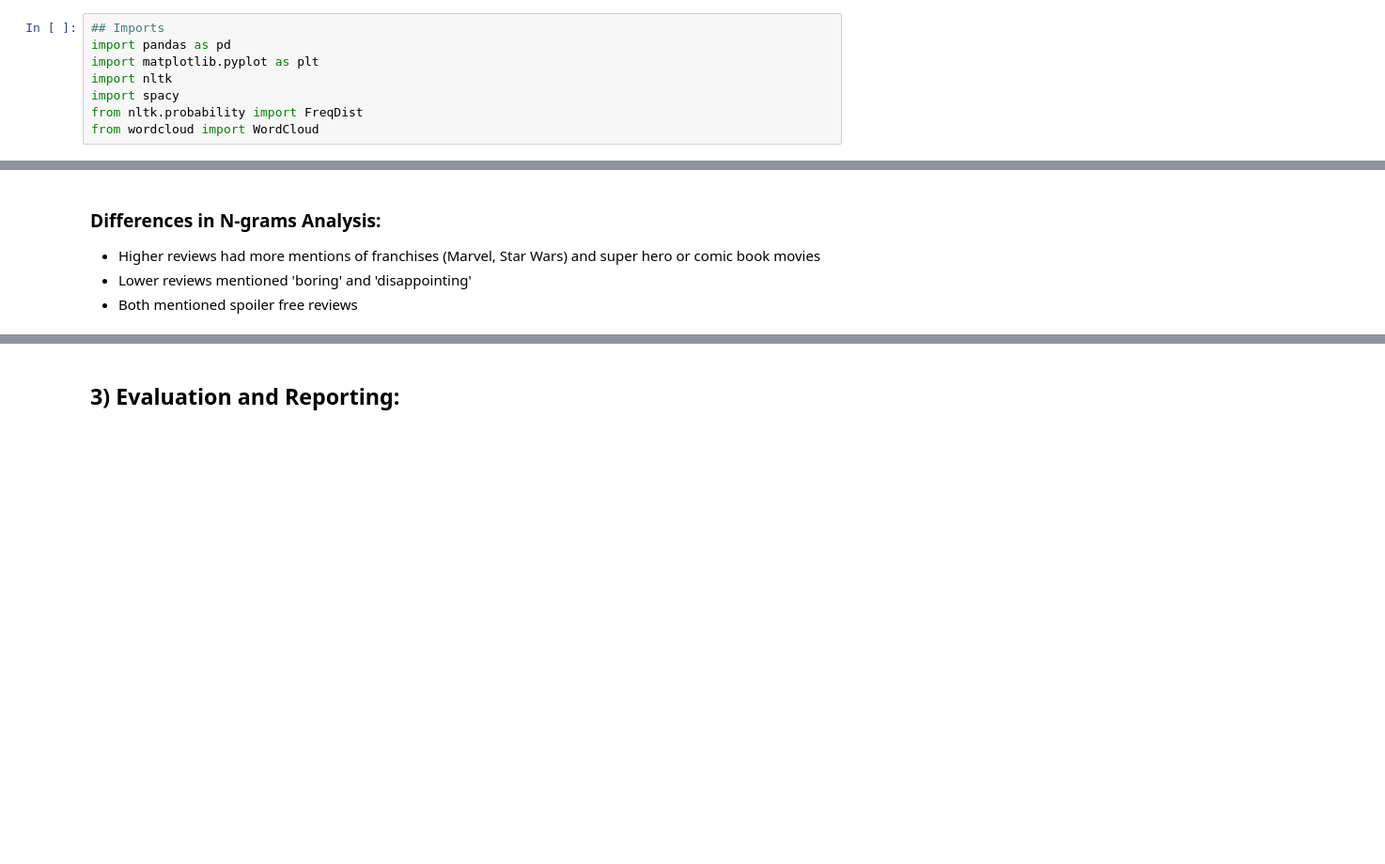
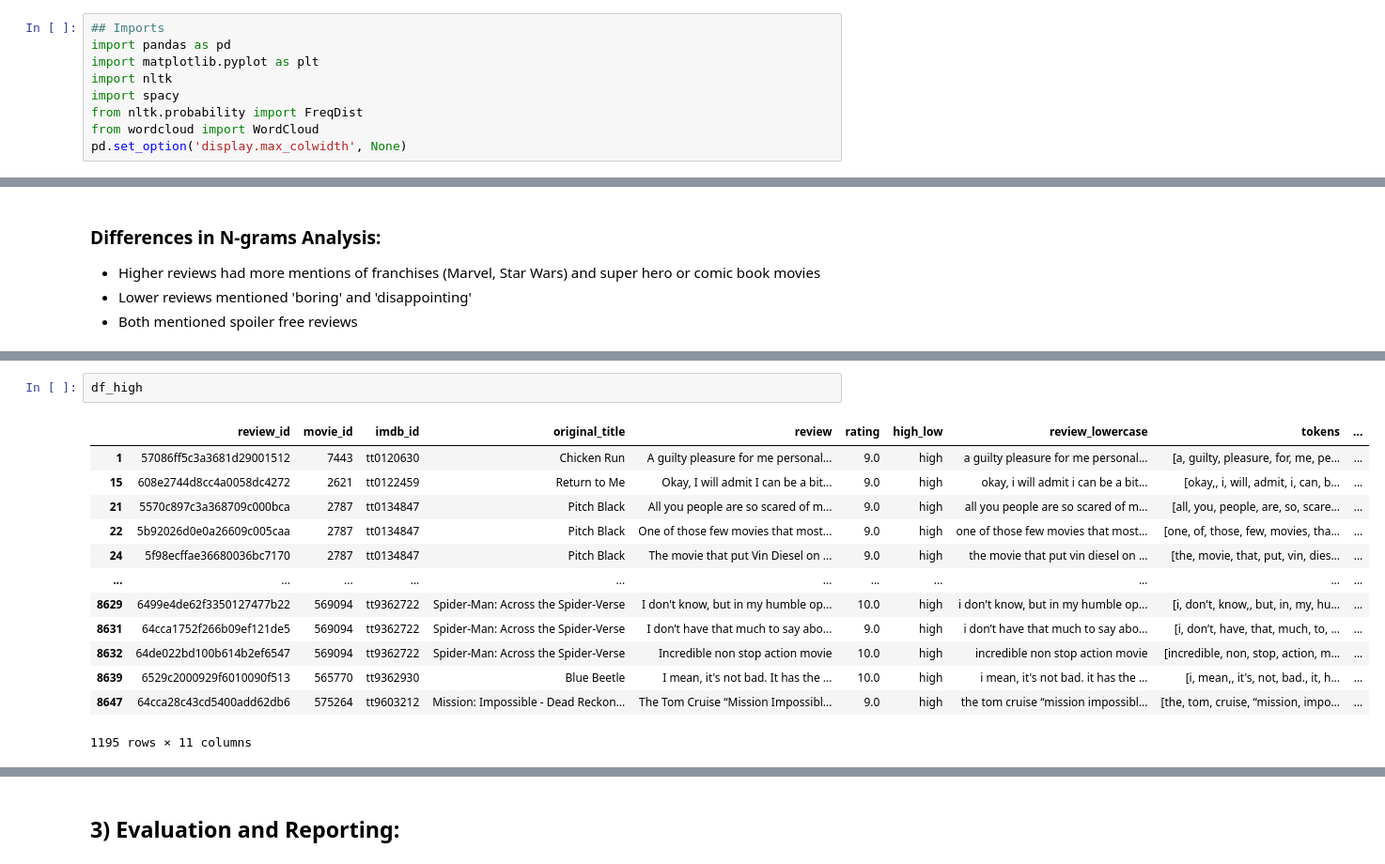
Before and after one commit to EhLeeOod/movie-project, a Jupyter notebook: project-2-part-5.ipynb, the cells around one changed output, grey strips where cells are left out. Shown at 94% size. Drawn from its saved outputs; the diff is of its cells as text; blank space fills up the shorter version.

```diff
--- a/project-2-part-5.ipynb
+++ b/project-2-part-5.ipynb
@@ -12,6 +12,7 @@ import nltk
 import spacy
 from nltk.probability import FreqDist
 from wordcloud import WordCloud
+pd.set_option('display.max_colwidth', None)
 # %% [markdown]
 ## 1) Data Preprocessing
 # %% [markdown]
@@ -451,0 +507,16 @@ Which review polarity scores don't match the ratings? Why do you think this is?
+# %%
+df_high
+# %% [output]
+|  | review_id | movie_id | imdb_id | original_title | review | rating | high_low | review_lowercase | tokens | ... |
+| 1 | 57086ff5c3a3681d29001512 | 7443 | tt0120630 | Chicken Run | A guilty pleasure for me personal... | 9.0 | high | a guilty pleasure for me personal... | [a, guilty, pleasure, for, me, pe... | ... |
+| 15 | 608e2744d8cc4a0058dc4272 | 2621 | tt0122459 | Return to Me | Okay, I will admit I can be a bit... | 9.0 | high | okay, i will admit i can be a bit... | [okay,, i, will, admit, i, can, b... | ... |
+| 21 | 5570c897c3a368709c000bca | 2787 | tt0134847 | Pitch Black | All you people are so scared of m... | 9.0 | high | all you people are so scared of m... | [all, you, people, are, so, scare... | ... |
+| 22 | 5b92026d0e0a26609c005caa | 2787 | tt0134847 | Pitch Black | One of those few movies that most... | 9.0 | high | one of those few movies that most... | [one, of, those, few, movies, tha... | ... |
+| 24 | 5f98ecffae36680036bc7170 | 2787 | tt0134847 | Pitch Black | The movie that put Vin Diesel on ... | 9.0 | high | the movie that put vin diesel on ... | [the, movie, that, put, vin, dies... | ... |
+| ... | ... | ... | ... | ... | ... | ... | ... | ... | ... | ... |
+| 8629 | 6499e4de62f3350127477b22 | 569094 | tt9362722 | Spider-Man: Across the Spider-Verse | I don't know, but in my humble op... | 10.0 | high | i don't know, but in my humble op... | [i, don't, know,, but, in, my, hu... | ... |
+| 8631 | 64cca1752f266b09ef121de5 | 569094 | tt9362722 | Spider-Man: Across the Spider-Verse | I don’t have that much to say abo... | 9.0 | high | i don’t have that much to say abo... | [i, don’t, have, that, much, to, ... | ... |
+| 8632 | 64de022bd100b614b2ef6547 | 569094 | tt9362722 | Spider-Man: Across the Spider-Verse | Incredible non stop action movie | 10.0 | high | incredible non stop action movie | [incredible, non, stop, action, m... | ... |
+| 8639 | 6529c2000929f6010090f513 | 565770 | tt9362930 | Blue Beetle | I mean, it's not bad. It has the ... | 10.0 | high | i mean, it's not bad. it has the ... | [i, mean,, it's, not, bad., it, h... | ... |
+| 8647 | 64cca28c43cd5400add62db6 | 575264 | tt9603212 | Mission: Impossible - Dead Reckon... | The Tom Cruise “Mission Impossibl... | 9.0 | high | the tom cruise “mission impossibl... | [the, tom, cruise, “mission, impo... | ... |
+1195 rows × 11 columns
```
Also changed, not shown: parts of 8 cells of this notebook.
